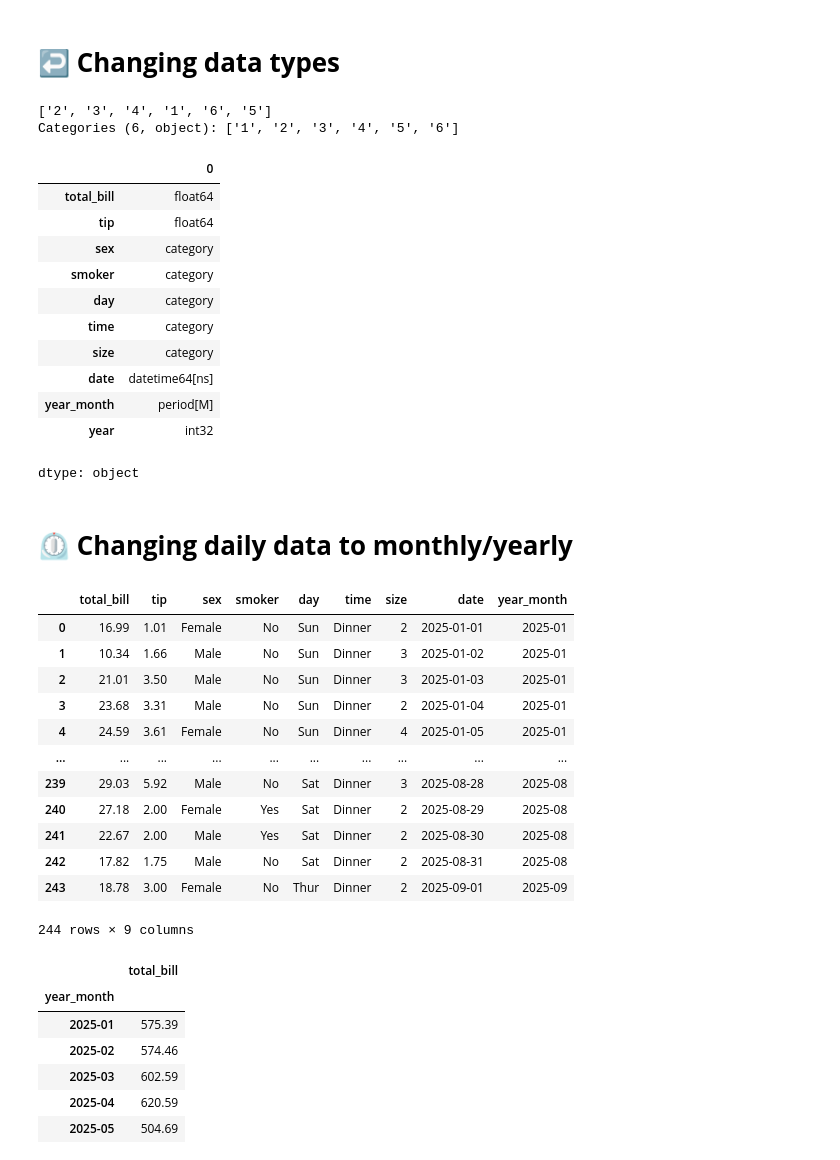
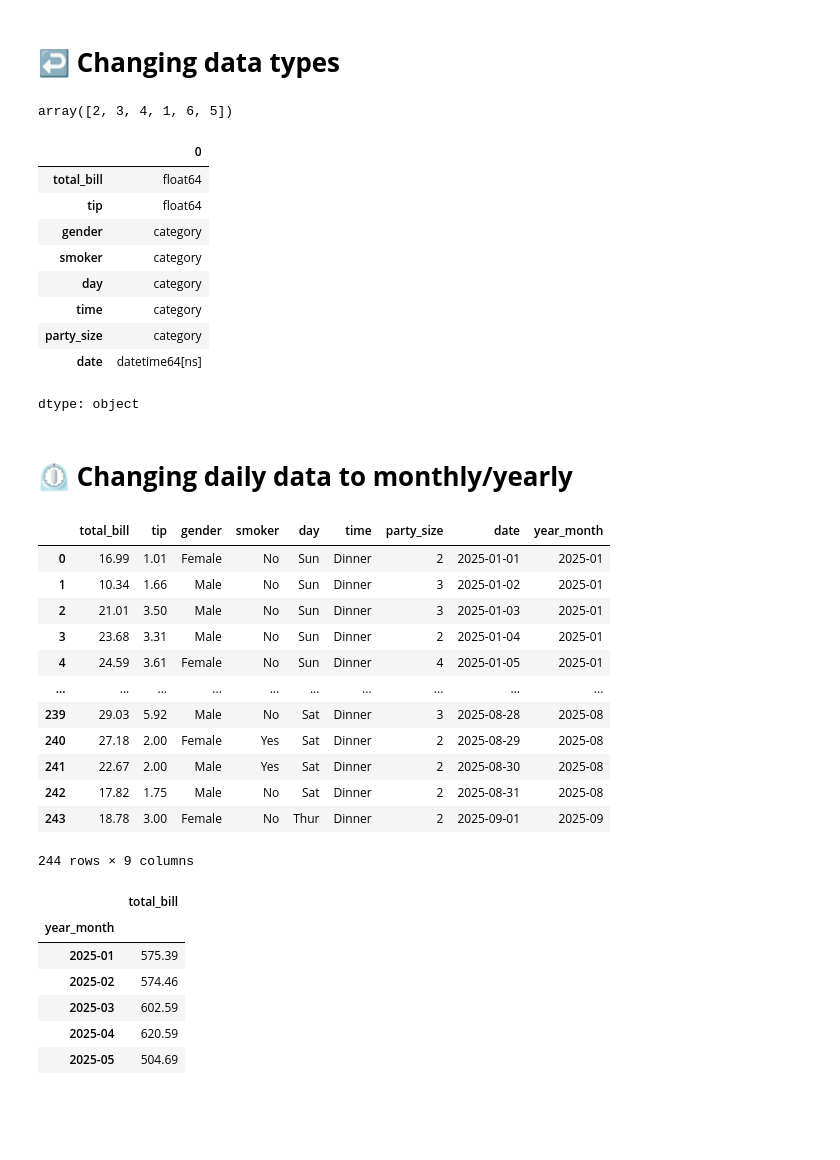
Before and after one commit to marcodelibero/2026---Python-basics, a Jupyter notebook: basic_python_course_v1.ipynb, the cells around one changed output. Cells and saved outputs as stored; diff of their text form; code cells hidden in the pictures; blank space fills up the shorter version.

```diff
--- a/basic_python_course_v1.ipynb
+++ b/basic_python_course_v1.ipynb
@@ -148,26 +149,23 @@ tips_df
 # **↩ Changing data types**
 # %%
 #check distinct values in size
-tips_df['size'].unique()
+tips_df['party_size'].unique()
 # %% [output]
-['2', '3', '4', '1', '6', '5']
-Categories (6, object): ['1', '2', '3', '4', '5', '6']
+array([2, 3, 4, 1, 6, 5])
 # %%
 #changing size to str
-tips_df['size']=tips_df['size'].astype('category')
+tips_df['party_size']=tips_df['party_size'].astype('category')
 tips_df.dtypes
 # %% [output]
 |  | 0 |
 | total_bill | float64 |
 | tip | float64 |
-| sex | category |
+| gender | category |
 | smoker | category |
 | day | category |
 | time | category |
-| size | category |
+| party_size | category |
 | date | datetime64[ns] |
-| year_month | period[M] |
-| year | int32 |
 dtype: object
 # %% [markdown]
 # **⏲** **Changing daily data to monthly/yearly**
@@ -178,7 +176,7 @@ tips_df['year_month']=tips_df['date'].dt.to_period('M')
 tips_df.sort_values(by='date',inplace=True)
 tips_df
 # %% [output]
-|  | total_bill | tip | sex | smoker | day | time | size | date | year_month |
+|  | total_bill | tip | gender | smoker | day | time | party_size | date | year_month |
 | 0 | 16.99 | 1.01 | Female | No | Sun | Dinner | 2 | 2025-01-01 | 2025-01 |
 | 1 | 10.34 | 1.66 | Male | No | Sun | Dinner | 3 | 2025-01-02 | 2025-01 |
 | 2 | 21.01 | 3.50 | Male | No | Sun | Dinner | 3 | 2025-01-03 | 2025-01 |
```
Also changed, not shown: parts of 10 cells of this notebook.
